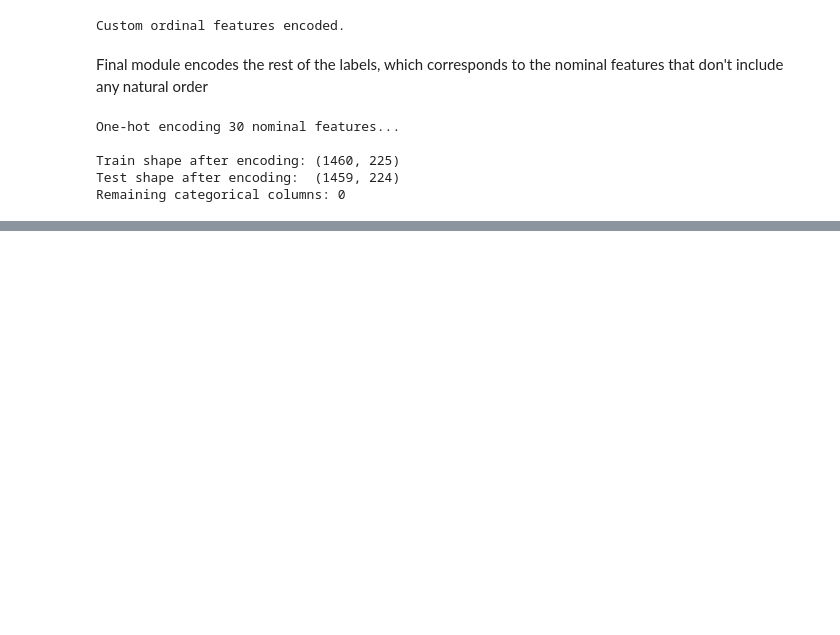
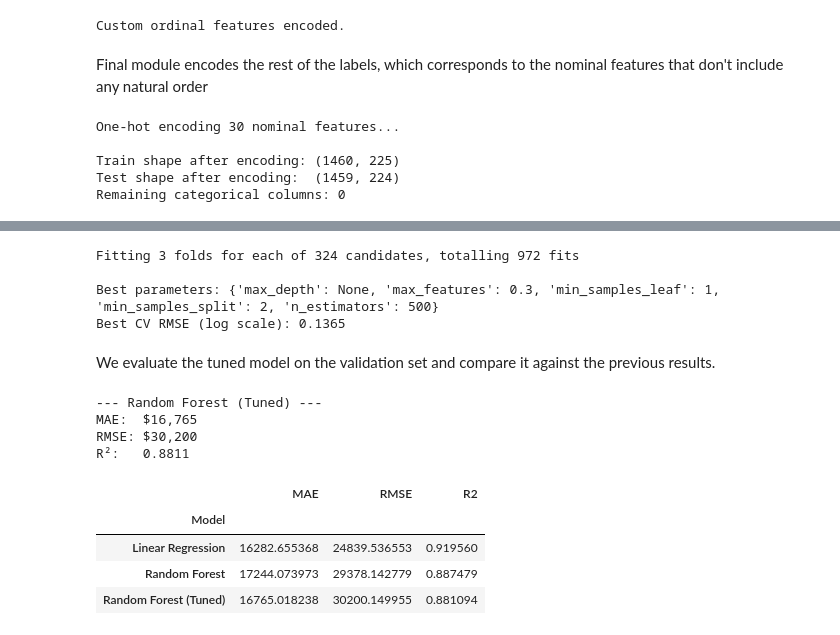
Before and after one commit to abrahamgonzalez-dev/house-price-prediction-, a Jupyter notebook: notebooks/house-price-prediction.ipynb, the cells around one changed output, grey strips where cells are left out. Drawn from its saved outputs; the diff is of its cells as text; code cells hidden in the pictures; blank space fills up the shorter version.

```diff
--- a/notebooks/house-price-prediction.ipynb
+++ b/notebooks/house-price-prediction.ipynb
@@ -343,0 +465,51 @@ Remaining categorical columns: 0
+# %%
+from sklearn.model_selection import GridSearchCV
+
+# Parameter grid to further explore the model's potential
+param_grid = {
+    "n_estimators": [200, 500, 800],
+    "max_depth": [10, 20, 30, None],
+    "min_samples_split": [2, 5, 10],
+    "min_samples_leaf": [1, 2, 4],
+    "max_features": ["sqrt", 0.3, 0.5]
+}
+
+grid_search = GridSearchCV(
+    estimator=RandomForestRegressor(random_state=42, n_jobs=-1),
+    param_grid=param_grid,
+    cv=3,
+    scoring="neg_root_mean_squared_error",
+    verbose=1,
+    n_jobs=-1
+)
+
+grid_search.fit(X_train, y_train)
+
+print(f"\nBest parameters: {grid_search.best_params_}")
+print(f"Best CV RMSE (log scale): {-grid_search.best_score_:.4f}")
+# %% [output]
+Fitting 3 folds for each of 324 candidates, totalling 972 fits
+
+Best parameters: {'max_depth': None, 'max_features': 0.3, 'min_samples_leaf': 1, 'min_samples_split': 2, 'n_estimators': 500}
+Best CV RMSE (log scale): 0.1365
+# %% [markdown]
+We evaluate the tuned model on the validation set and compare it against the previous results.
+# %%
+# Best model from the grid search
+best_rf = grid_search.best_estimator_
+
+results.append(evaluate_model(best_rf, X_val, y_val, "Random Forest (Tuned)"))
+
+# Updated comparison
+results_df = pd.DataFrame(results).set_index("Model")
+results_df
+# %% [output]
+--- Random Forest (Tuned) ---
+MAE:  $16,765
+RMSE: $30,200
+R²:   0.8811
+|  | MAE | RMSE | R2 |
+| Model |  |  |  |
+| Linear Regression | 16282.655368 | 24839.536553 | 0.919560 |
+| Random Forest | 17244.073973 | 29378.142779 | 0.887479 |
+| Random Forest (Tuned) | 16765.018238 | 30200.149955 | 0.881094 |
```
Also changed, not shown: parts of 17 cells of this notebook, 3 other files.
